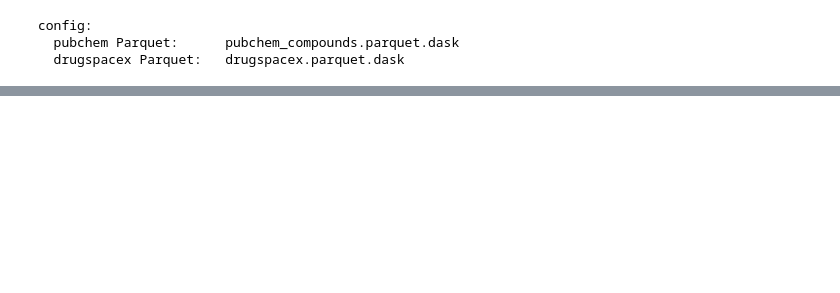
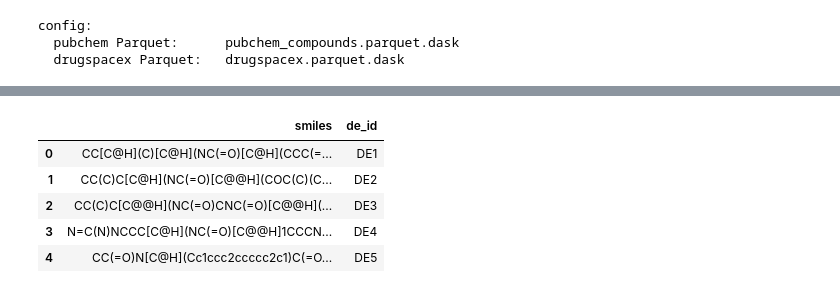
Before and after one commit to immelstorun/xformer_molecular_embedder, a Jupyter notebook: sandbox/dataset_intersect.ipynb, the cells around one changed output, grey strips where cells are left out. Drawn from its saved outputs; the diff is of its cells as text; code cells hidden in the pictures; blank space fills up the shorter version.

```diff
--- a/sandbox/dataset_intersect.ipynb
+++ b/sandbox/dataset_intersect.ipynb
@@ -26,0 +63,9 @@ Dask dashboard link: http://127.0.0.1:8787/status
+# %%
+ddf_drugs.head()
+# %% [output]
+|  | smiles | de_id |
+| 0 | CC[C@H](C)[C@H](NC(=O)[C@H](CCC(=... | DE1 |
+| 1 | CC(C)C[C@H](NC(=O)[C@@H](COC(C)(C... | DE2 |
+| 2 | CC(C)C[C@@H](NC(=O)CNC(=O)[C@@H](... | DE3 |
+| 3 | N=C(N)NCCC[C@H](NC(=O)[C@@H]1CCCN... | DE4 |
+| 4 | CC(=O)N[C@H](Cc1ccc2ccccc2c1)C(=O... | DE5 |
```
Also changed, not shown: parts of 14 cells of this notebook, 6 other files.
